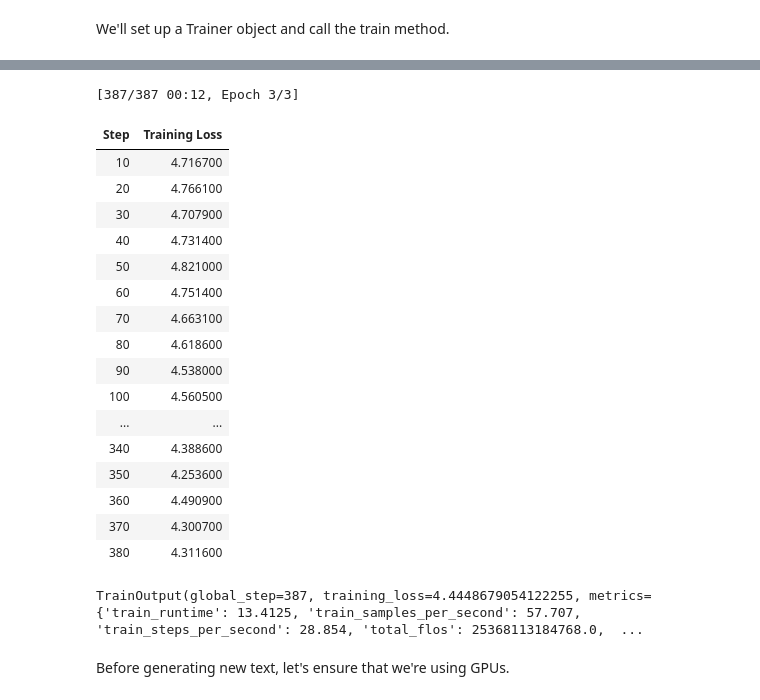
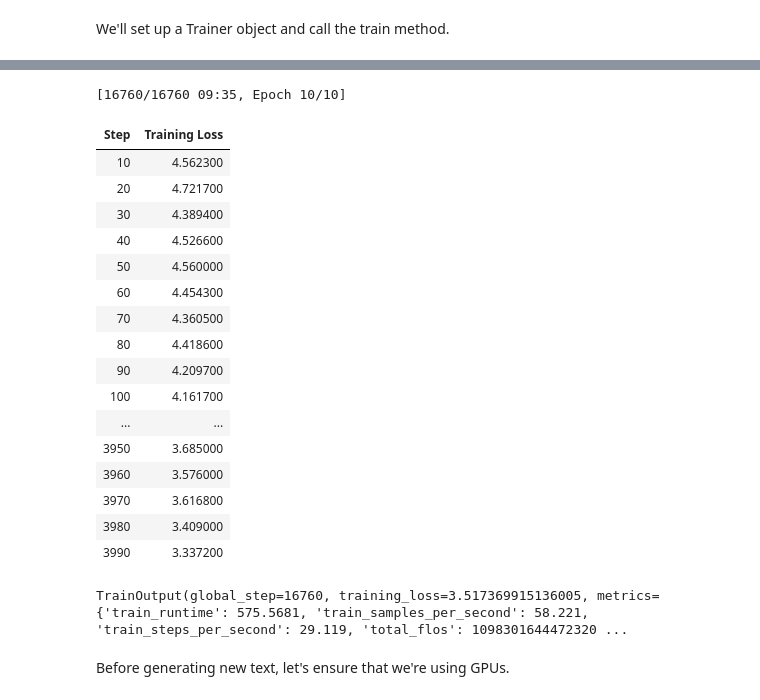
Before and after one commit to nss-data-science-cohort-8/nlp-05-finetuning-decoder-mariacancodenow, a Jupyter notebook: notebooks/Finetuning.ipynb, the cells around one changed output, grey strips where cells are left out. Cells and saved outputs as stored; diff of their text form; code cells hidden in the pictures.

```diff
--- a/notebooks/Finetuning.ipynb
+++ b/notebooks/Finetuning.ipynb
@@ -37,3 +38,13 @@ this Galaxy Class U.S.S.
 Enterprise.
 4    CLOSER ON VESSEL DIAGRAM
 Showing the details an
+# %%
+text = ''
+file_list = glob.glob('Star Trek*.txt')
+for file_path in file_list:
+    with open(file_path, "r", encoding="utf-8") as f:
+        text += f.read()
+# %%
+lines = [line.strip() for line in text.split('\n') if len(line.strip()) > 10]
+text = "\n".join(lines)
+print(text[:1000])
@@ -115,10 +139,12 @@ model = get_peft_model(base_model, lora_config)
 # %% [markdown]
 We'll set up a Trainer object and call the train method.
 # %%
+num_train_epochs = 10
+
 training_args = TrainingArguments(
     output_dir="./xfiles_distilgpt2_lora",
     per_device_train_batch_size=2,
-    num_train_epochs=3,
+    num_train_epochs=num_train_epochs,
     logging_steps=10,
     save_steps=50,
     warmup_steps=5,
@@ -142,22 +167,22 @@ No label_names provided for model class `PeftModelForCausalLM`. Since `PeftModel
-[387/387 00:12, Epoch 3/3]
+[16760/16760 09:35, Epoch 10/10]
 | Step | Training Loss |
-| 10 | 4.716700 |
-| 20 | 4.766100 |
-| 30 | 4.707900 |
-| 40 | 4.731400 |
-| 50 | 4.821000 |
-| 60 | 4.751400 |
-| 70 | 4.663100 |
-| 80 | 4.618600 |
-| 90 | 4.538000 |
-| 100 | 4.560500 |
+| 10 | 4.562300 |
+| 20 | 4.721700 |
+| 30 | 4.389400 |
+| 40 | 4.526600 |
+| 50 | 4.560000 |
+| 60 | 4.454300 |
+| 70 | 4.360500 |
+| 80 | 4.418600 |
+| 90 | 4.209700 |
+| 100 | 4.161700 |
 | ... | ... |
-| 340 | 4.388600 |
-| 350 | 4.253600 |
-| 360 | 4.490900 |
-| 370 | 4.300700 |
-| 380 | 4.311600 |
+| 3950 | 3.685000 |
+| 3960 | 3.576000 |
+| 3970 | 3.616800 |
+| 3980 | 3.409000 |
+| 3990 | 3.337200 |
-TrainOutput(global_step=387, training_loss=4.4448679054122255, metrics={'train_runtime': 13.4125, 'train_samples_per_second': 57.707, 'train_steps_per_second': 28.854, 'total_flos': 25368113184768.0,  ...
+TrainOutput(global_step=16760, training_loss=3.517369915136005, metrics={'train_runtime': 575.5681, 'train_samples_per_second': 58.221, 'train_steps_per_second': 29.119, 'total_flos': 1098301644472320 ...
 # %% [markdown]
 Before generating new text, let's ensure that we're using GPUs.
 # %%
```
Also changed, not shown: parts of 10 cells of this notebook.
